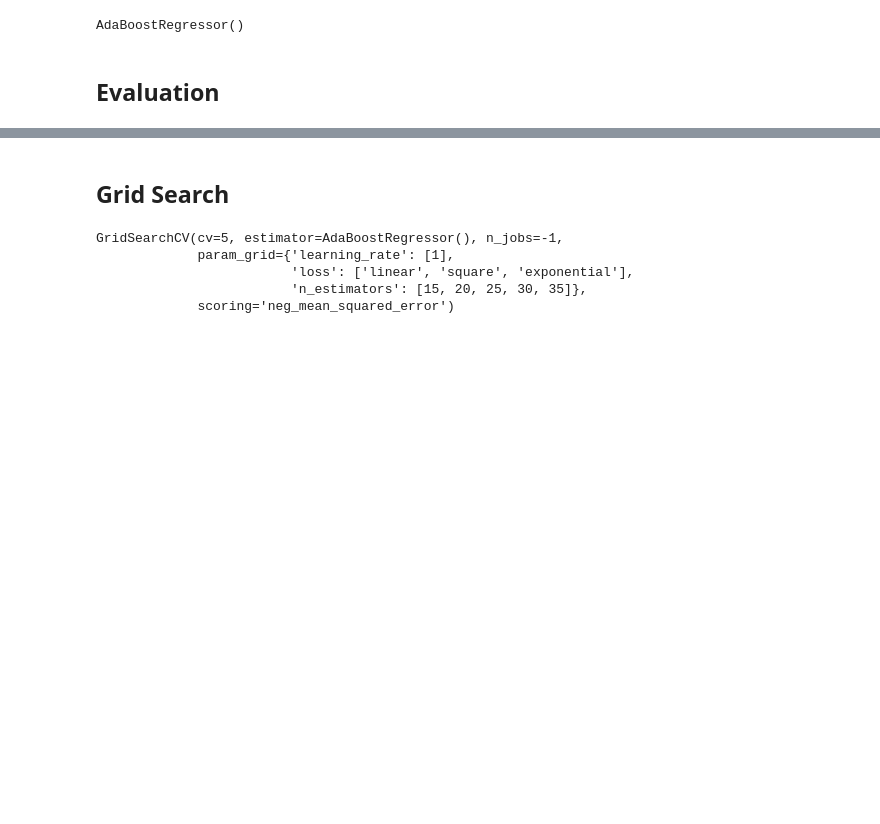
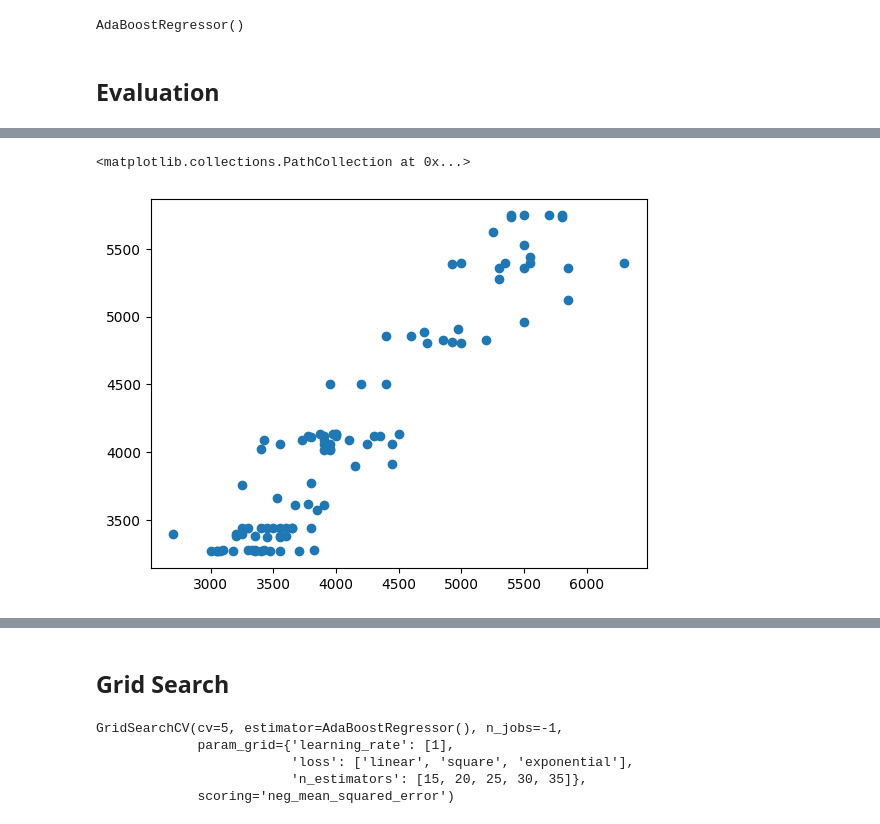
Before and after one commit to acapasu/ML_Models, a Jupyter notebook: Supervised/Regression/06_AdaBoost_Regression/adaboost_regression.ipynb, the cells around one changed output, grey strips where cells are left out. Saved outputs shown, nothing was run; the diff lists cells and outputs as text; code cells hidden in the pictures; blank space fills up the shorter version.

```diff
--- a/Supervised/Regression/06_AdaBoost_Regression/adaboost_regression.ipynb
+++ b/Supervised/Regression/06_AdaBoost_Regression/adaboost_regression.ipynb
@@ -69,0 +70,5 @@ Root Mean Squared Error: 277.6663572866127
+# %%
+plt.scatter(y_test, base_preds)
+# %% [output]
+<matplotlib.collections.PathCollection at 0x...>
+[figure, added]
```
Also changed, not shown: parts of 13 cells of this notebook, 3 other files.
